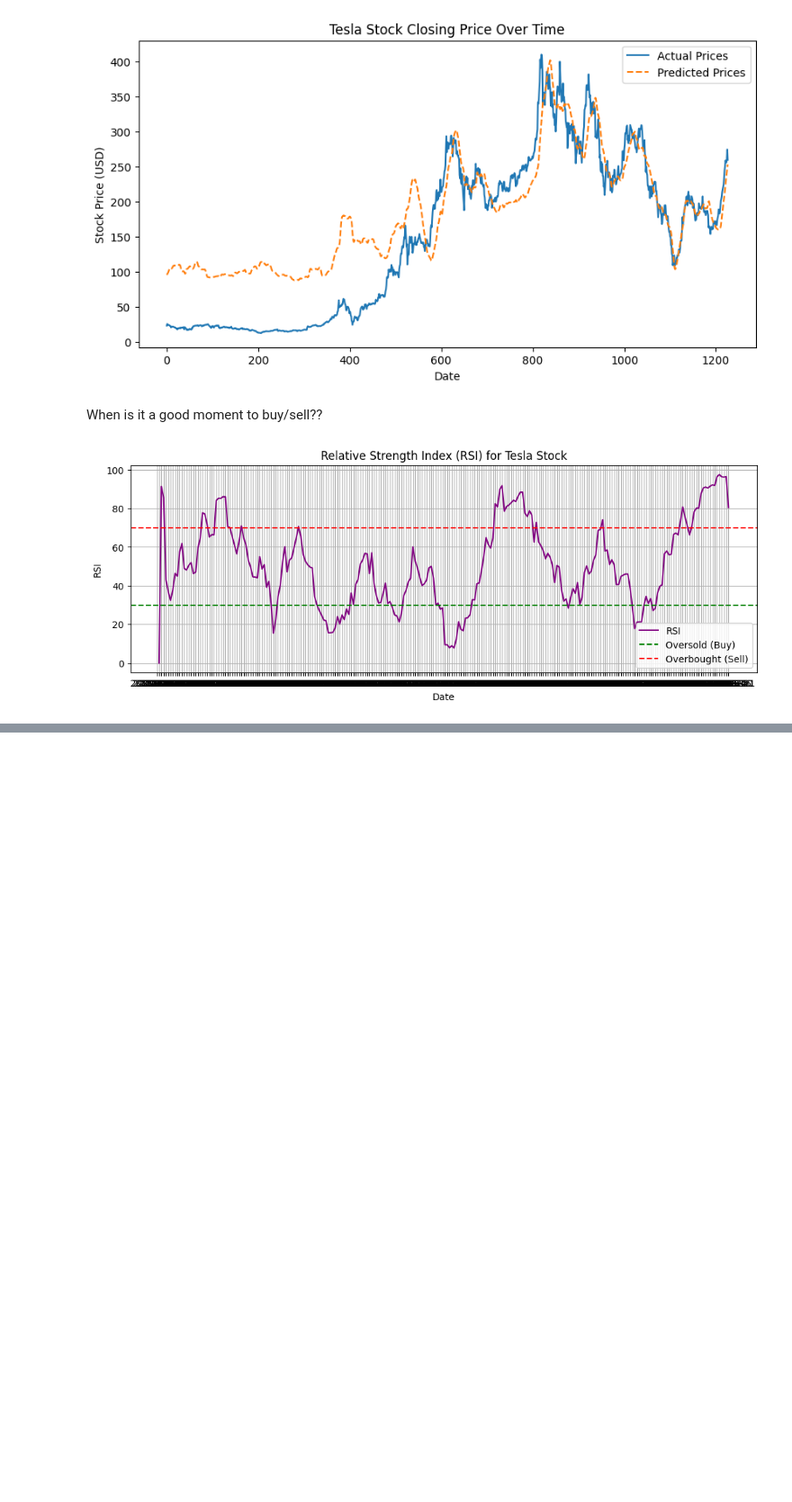
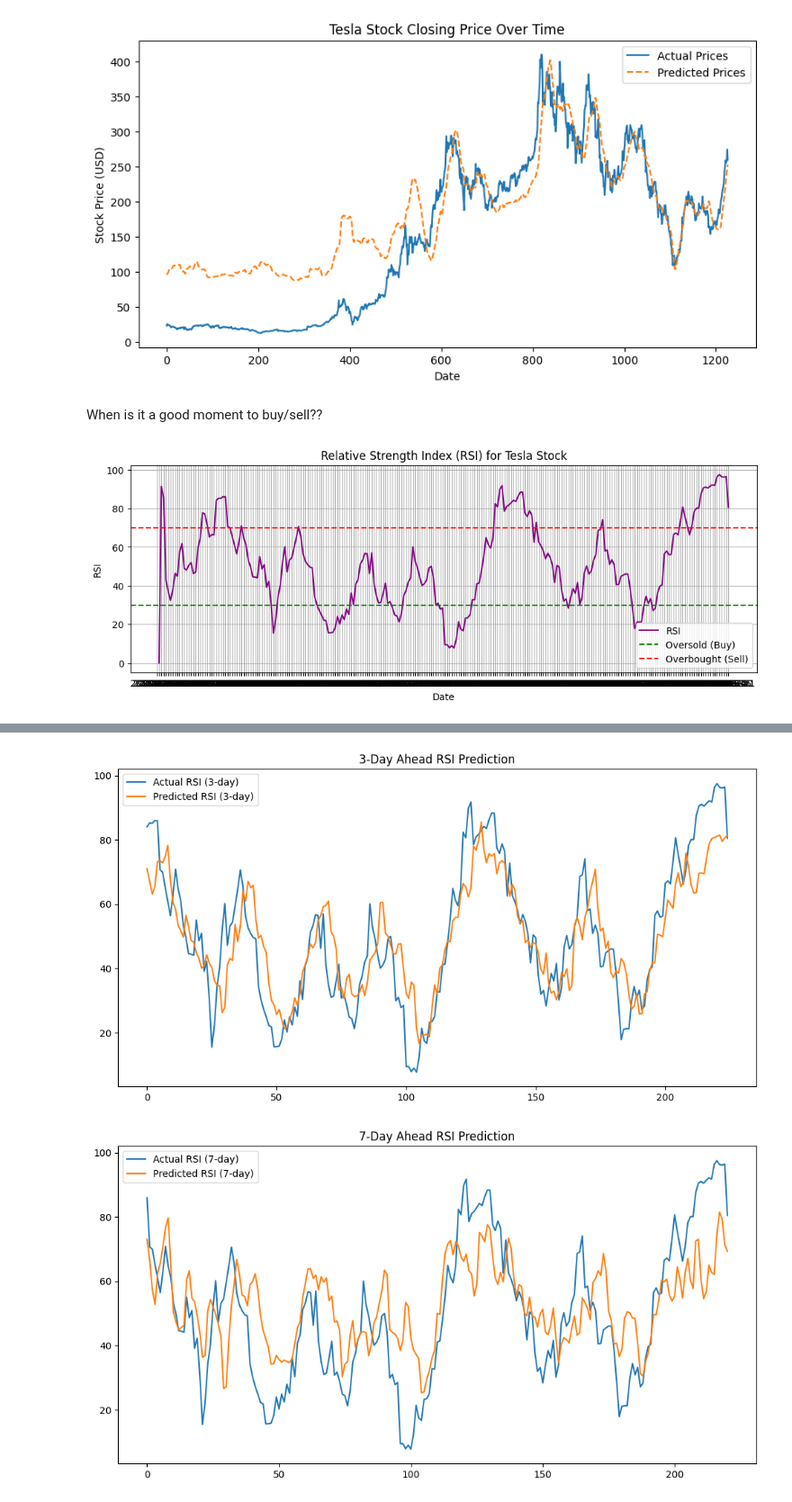
Before and after one commit to Barryjuait/Barryjuait, a Jupyter notebook: Personal Projects/Stock_Prices_Forecasting.ipynb, the cells around one changed output, grey strips where cells are left out. Shown at 90% size. Drawn from its saved outputs; the diff is of its cells as text; code cells hidden in the pictures; blank space fills up the shorter version.

Commit message:
Adjustments to visualisations

```diff
--- a/Personal Projects/Stock_Prices_Forecasting.ipynb
+++ b/Personal Projects/Stock_Prices_Forecasting.ipynb
@@ -247,3 +253,11 @@ plt.grid()
 plt.show()
 # %% [output]
 [figure]
+# %%
+def compute_rsi(data, window=14):
+    delta = data.diff(1)
+    gain = (delta.where(delta > 0, 0)).rolling(window=window).mean()
+    loss = (-delta.where(delta < 0, 0)).rolling(window=window).mean()
+    rs = gain / loss
+    rsi = 100 - (100 / (1 + rs))
+    return rsi
@@ -249,0 +339,16 @@ plt.show()
+# %%
+# Predictions
+y_pred_3d = model_3d.predict(X_test_3d)
+y_pred_7d = model_7d.predict(X_test_7d)
+
+# Inverse transform predictions
+y_test_3d_actual = scaler.inverse_transform(y_test_3d.reshape(-1, 1))
+y_pred_3d_actual = scaler.inverse_transform(y_pred_3d)
+y_test_7d_actual = scaler.inverse_transform(y_test_7d.reshape(-1, 1))
+y_pred_7d_actual = scaler.inverse_transform(y_pred_7d)
+
+# Evaluate models
+mae_3d = np.mean(np.abs(y_test_3d_actual - y_pred_3d_actual))
+mae_7d = np.mean(np.abs(y_test_7d_actual - y_pred_7d_actual))
+print(f"MAE for 3-day ahead prediction: {mae_3d:.4f}")
+print(f"MAE for 7-day ahead prediction: {mae_7d:.4f}")
@@ -249,0 +360,18 @@ plt.show()
+# %%
+# Plot results
+plt.figure(figsize=(12, 6))
+plt.plot(y_test_3d_actual, label='Actual RSI (3-day)')
+plt.plot(y_pred_3d_actual, label='Predicted RSI (3-day)')
+plt.legend()
+plt.title("3-Day Ahead RSI Prediction")
+plt.show()
+
+plt.figure(figsize=(12, 6))
+plt.plot(y_test_7d_actual, label='Actual RSI (7-day)')
+plt.plot(y_pred_7d_actual, label='Predicted RSI (7-day)')
+plt.legend()
+plt.title("7-Day Ahead RSI Prediction")
+plt.show()
+# %% [output]
+[figure, added]
+[figure, added]
```
Also changed, not shown: parts of 11 cells of this notebook.
